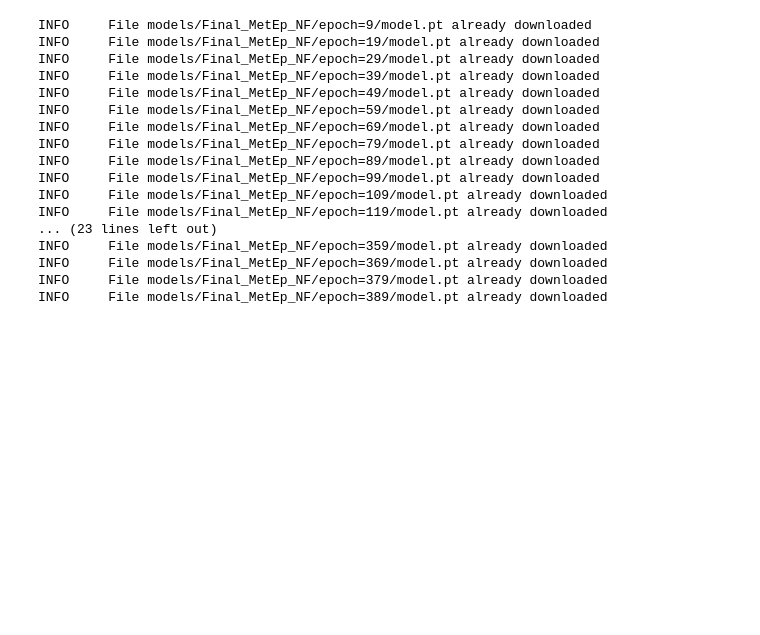
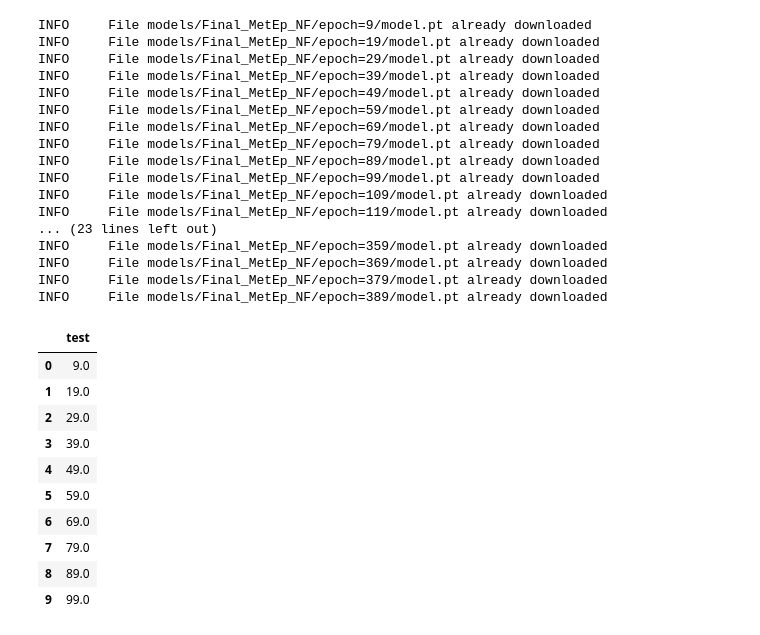
Before and after one commit to LeanderDiazBone/BachelorThesis, a Jupyter notebook: Experiments/metrics_epochs_losses.ipynb, the cells around one changed output. Saved outputs shown, nothing was run; the diff lists cells and outputs as text; code cells hidden in the pictures; blank space fills up the shorter version.

```diff
--- a/Experiments/metrics_epochs_losses.ipynb
+++ b/Experiments/metrics_epochs_losses.ipynb
@@ -168,6 +147,27 @@ plotMetricsEpochs(bmMG,395,"MixtureOfGaussians",10)
 plotMetricsEpochs(bmVP,395,"Vamp",10)
 # %%
 plotMetricsEpochs(bmNF,395,"NormalFlow",10)
+# %%
+import pandas as pd
+import numpy as np
+n_eps = 10
+max_epochs = 100
+results = pd.DataFrame()
+results["test"] = np.linspace(n_eps-1,max_epochs-1, int(max_epochs/n_eps))
+# %%
+results
+# %% [output]
+|  | test |
+| 0 | 9.0 |
+| 1 | 19.0 |
+| 2 | 29.0 |
+| 3 | 39.0 |
+| 4 | 49.0 |
+| 5 | 59.0 |
+| 6 | 69.0 |
+| 7 | 79.0 |
+| 8 | 89.0 |
+| 9 | 99.0 |
 # %%
 %load_ext tensorboard
 %tensorboard --logdir lightning_logs/
```
Also changed, not shown: parts of 2 cells of this notebook, 29 other files.
